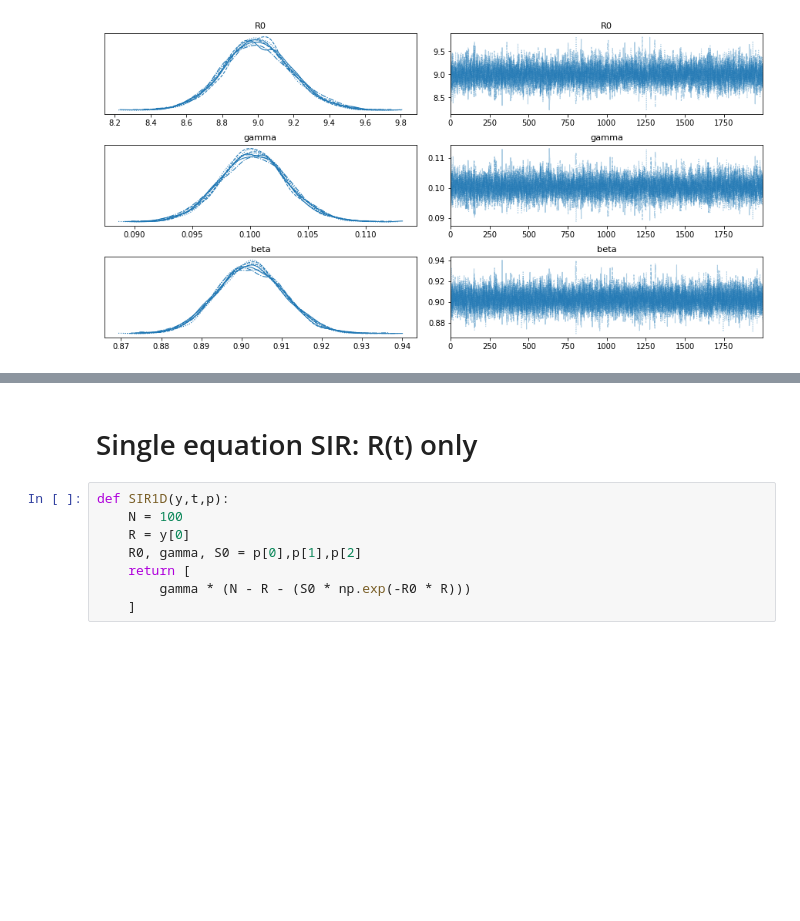
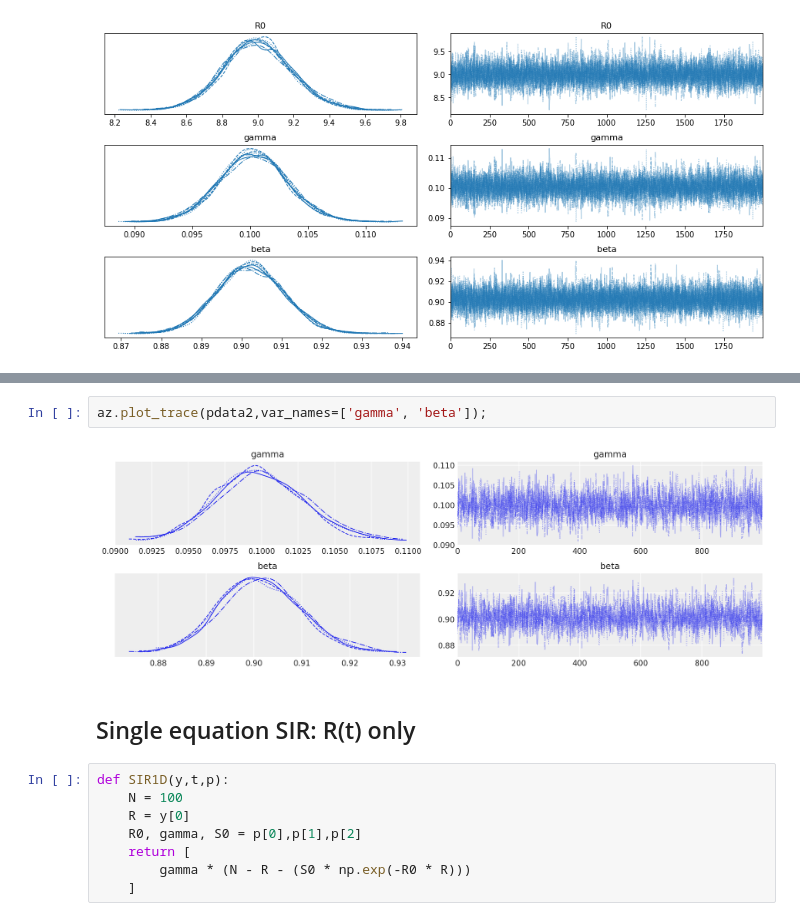
Before and after one commit to maxbiostat/R0_uncertainty, a Jupyter notebook: code/New_notebooks/Inference PyMC3.ipynb, the cells around one changed output, grey strips where cells are left out. Saved outputs shown, nothing was run; the diff lists cells and outputs as text; blank space fills up the shorter version.

```diff
--- a/code/New_notebooks/Inference PyMC3.ipynb
+++ b/code/New_notebooks/Inference PyMC3.ipynb
@@ -69,5 +104,9 @@ az.plot_trace(data,var_names=['R0','gamma', 'beta']);
+# %%
+az.plot_trace(pdata2,var_names=['gamma', 'beta']);
+# %% [output]
+[figure, added]
 # %% [markdown]
-# Single equation SIR: R(t) only
+## Single equation SIR: R(t) only
 # %%
 def SIR1D(y,t,p):
     N = 100
```
Also changed, not shown: parts of 7 cells of this notebook.
